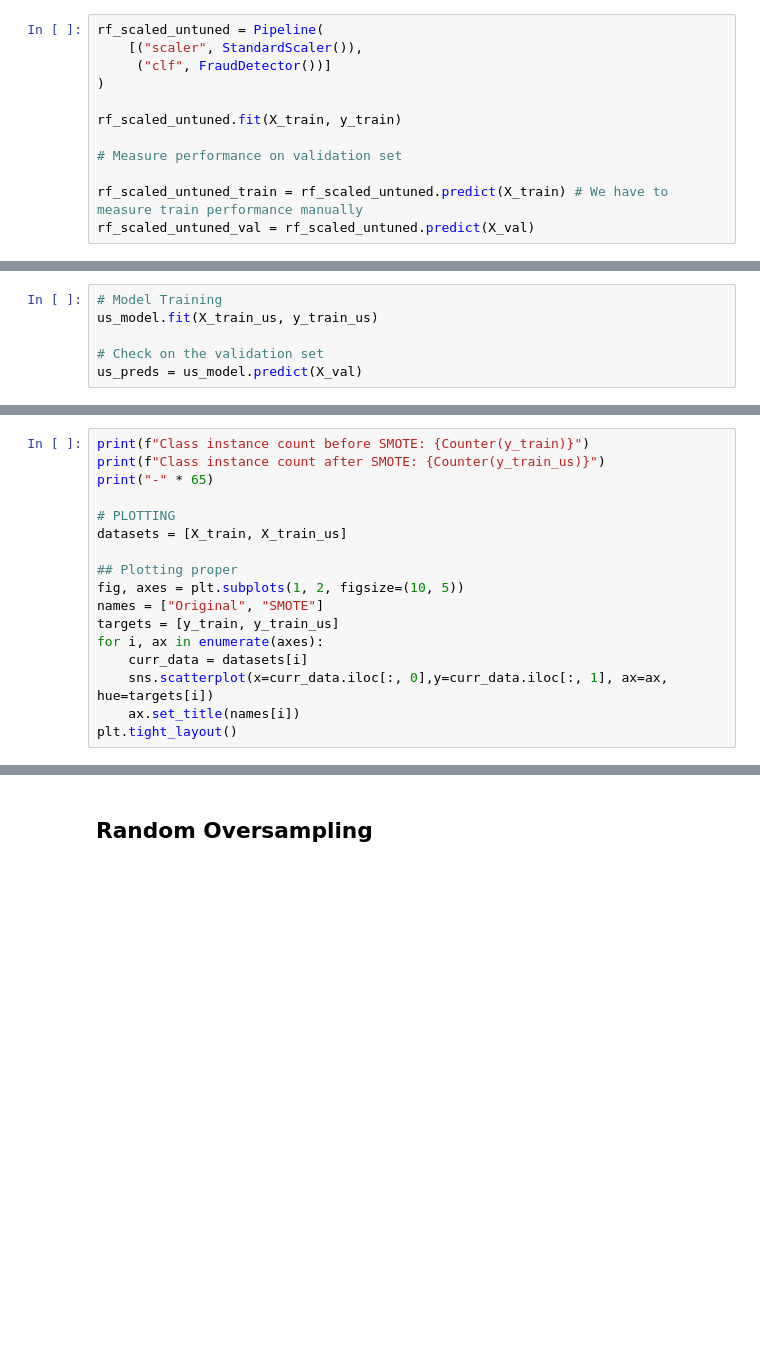
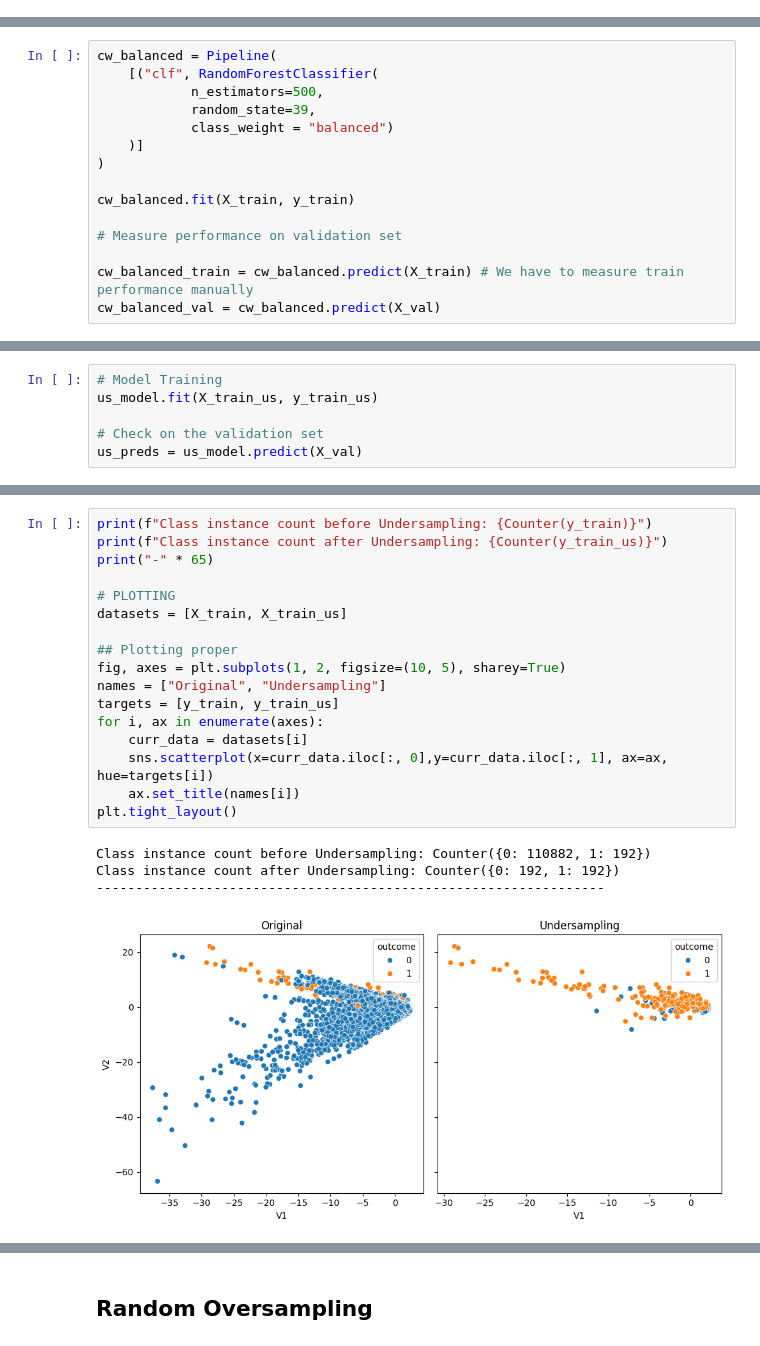
Before and after one commit to R-Vel/ML_Lab1, a Jupyter notebook: report.ipynb, the cells around one changed output, grey strips where cells are left out. Saved outputs shown, nothing was run; the diff lists cells and outputs as text; blank space fills up the shorter version.

```diff
--- a/report.ipynb
+++ b/report.ipynb
@@ -133,15 +130,3 @@ Fraud Capture Rate?
 ## With Scaler (I don't think this is needed for Random Forest, but just be safe)
 
 - Update: no changes. so just remove this in final report
-# %%
-rf_scaled_untuned = Pipeline(
-    [("scaler", StandardScaler()),
-     ("clf", FraudDetector())]
-)
-
-rf_scaled_untuned.fit(X_train, y_train)
-
-# Measure performance on validation set
-
-rf_scaled_untuned_train = rf_scaled_untuned.predict(X_train) # We have to measure train performance manually
-rf_scaled_untuned_val = rf_scaled_untuned.predict(X_val)
@@ -309,0 +278,15 @@ Text(0.5, 0, 'Weight for class 1')
+# %%
+cw_balanced = Pipeline(
+    [("clf", RandomForestClassifier(
+            n_estimators=500,
+            random_state=39,
+            class_weight = "balanced")
+    )]
+)
+
+cw_balanced.fit(X_train, y_train)
+
+# Measure performance on validation set
+
+cw_balanced_train = cw_balanced.predict(X_train) # We have to measure train performance manually
+cw_balanced_val = cw_balanced.predict(X_val)
@@ -335,20 +358,25 @@ print("Validation Set Confusion Matrix:\n", pd.DataFrame(confusion_matrix(y_val,
 # %%
-print(f"Class instance count before SMOTE: {Counter(y_train)}")
-print(f"Class instance count after SMOTE: {Counter(y_train_us)}")
+print(f"Class instance count before Undersampling: {Counter(y_train)}")
+print(f"Class instance count after Undersampling: {Counter(y_train_us)}")
 print("-" * 65)
 
 # PLOTTING
 datasets = [X_train, X_train_us]
 
 ## Plotting proper
-fig, axes = plt.subplots(1, 2, figsize=(10, 5))
-names = ["Original", "SMOTE"]
+fig, axes = plt.subplots(1, 2, figsize=(10, 5), sharey=True)
+names = ["Original", "Undersampling"]
 targets = [y_train, y_train_us]
 for i, ax in enumerate(axes):
     curr_data = datasets[i]
     sns.scatterplot(x=curr_data.iloc[:, 0],y=curr_data.iloc[:, 1], ax=ax, hue=targets[i])
     ax.set_title(names[i])
 plt.tight_layout()
+# %% [output]
+Class instance count before Undersampling: Counter({0: 110882, 1: 192})
+Class instance count after Undersampling: Counter({0: 192, 1: 192})
+-----------------------------------------------------------------
+[figure, added]
 # %%
 #used to compute the bank specific rates
 us_results = confusion_matrix(y_val, us_preds)
```
Also changed, not shown: parts of 27 cells of this notebook.
